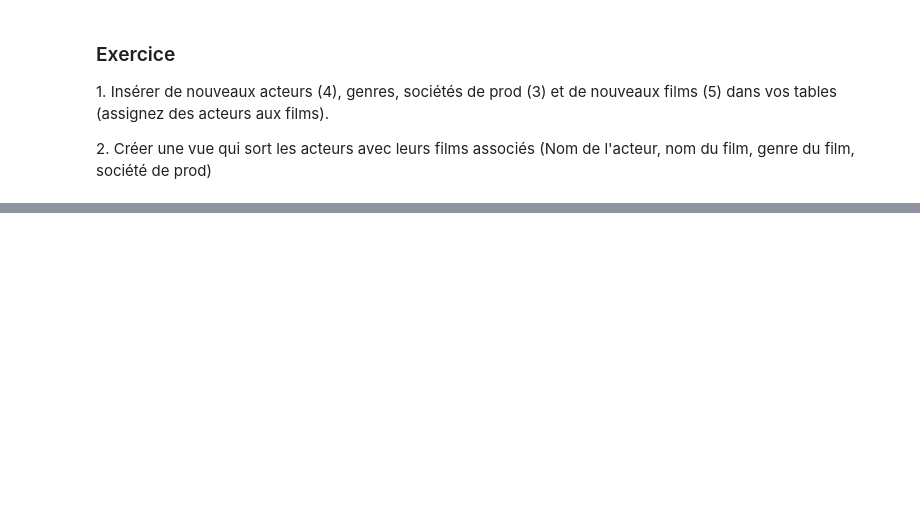
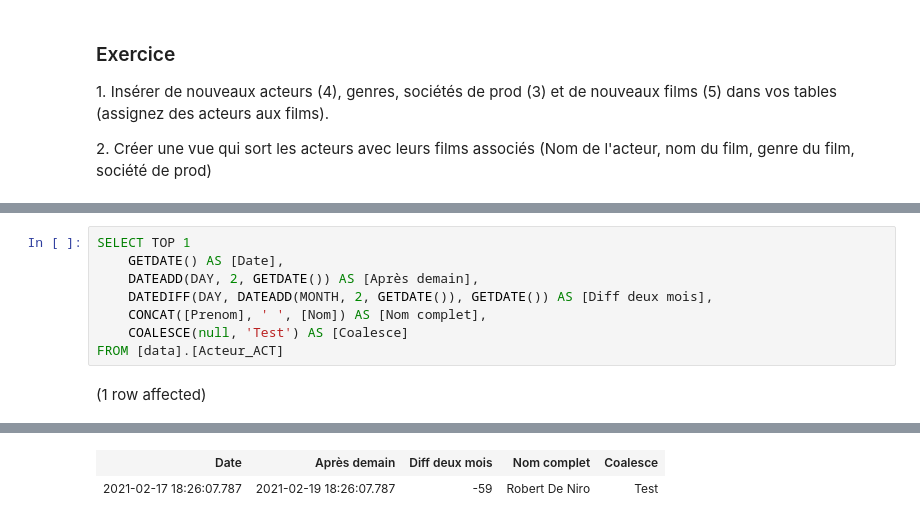
Before and after one commit to mbaumanndev/iut-2a-bdda, a Jupyter notebook: SQL.ipynb, the cells around one changed output, grey strips where cells are left out. Cells and saved outputs as stored; diff of their text form; blank space fills up the shorter version.

```diff
--- a/SQL.ipynb
+++ b/SQL.ipynb
@@ -162,0 +365,10 @@ FROM [data].[FicheFilm]
+# %%
+SELECT TOP 1
+    GETDATE() AS [Date],
+    DATEADD(DAY, 2, GETDATE()) AS [Après demain],
+    DATEDIFF(DAY, DATEADD(MONTH, 2, GETDATE()), GETDATE()) AS [Diff deux mois],
+    CONCAT([Prenom], ' ', [Nom]) AS [Nom complet],
+    COALESCE(null, 'Test') AS [Coalesce]
+FROM [data].[Acteur_ACT]
+# %% [output]
+(1 row affected)
@@ -162,0 +376,2 @@ FROM [data].[FicheFilm]
+| Date | Après demain | Diff deux mois | Nom complet | Coalesce |
+| 2021-02-17 18:26:07.787 | 2021-02-19 18:26:07.787 | -59 | Robert De Niro | Test |
```
Also changed, not shown: parts of 31 cells of this notebook.
